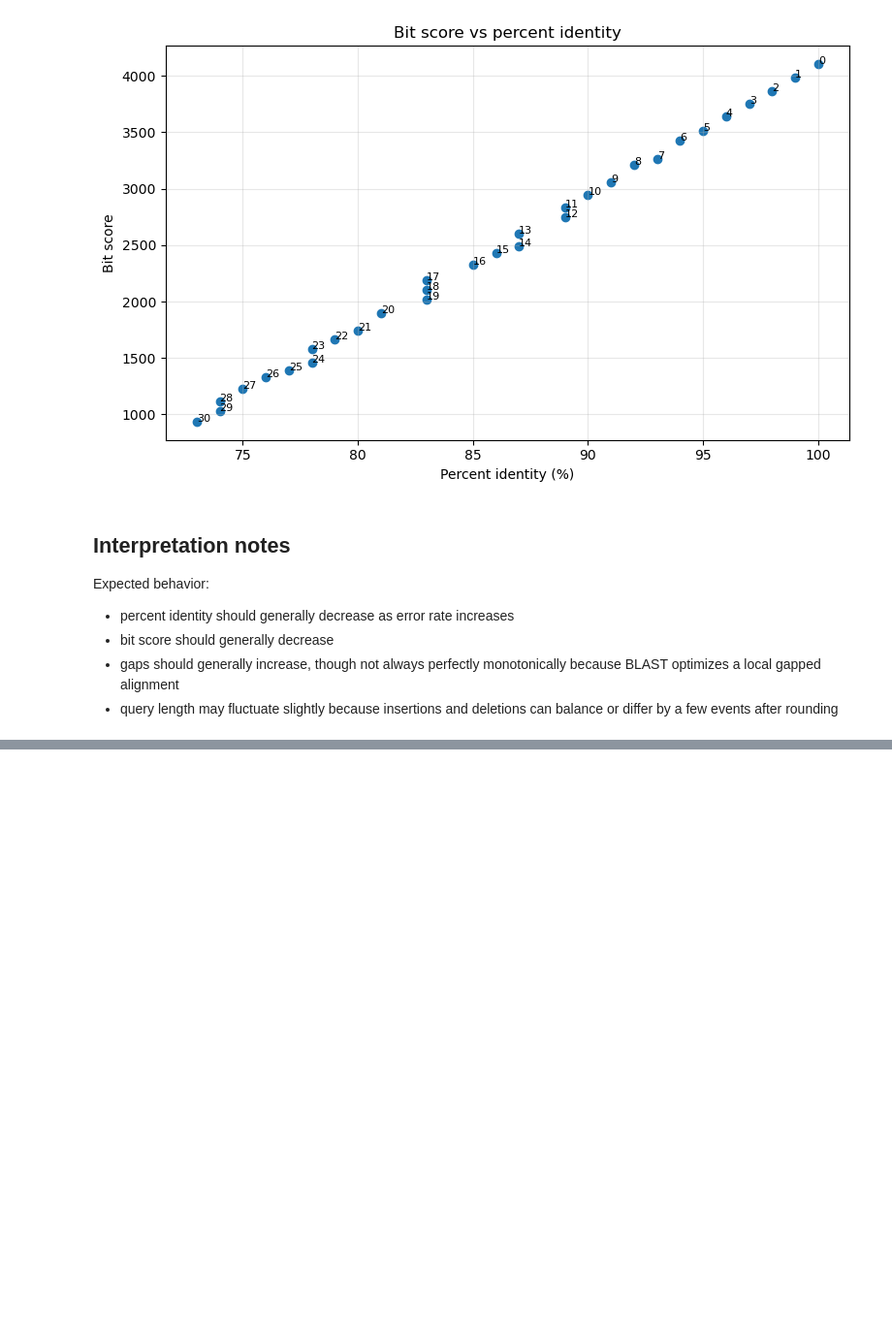
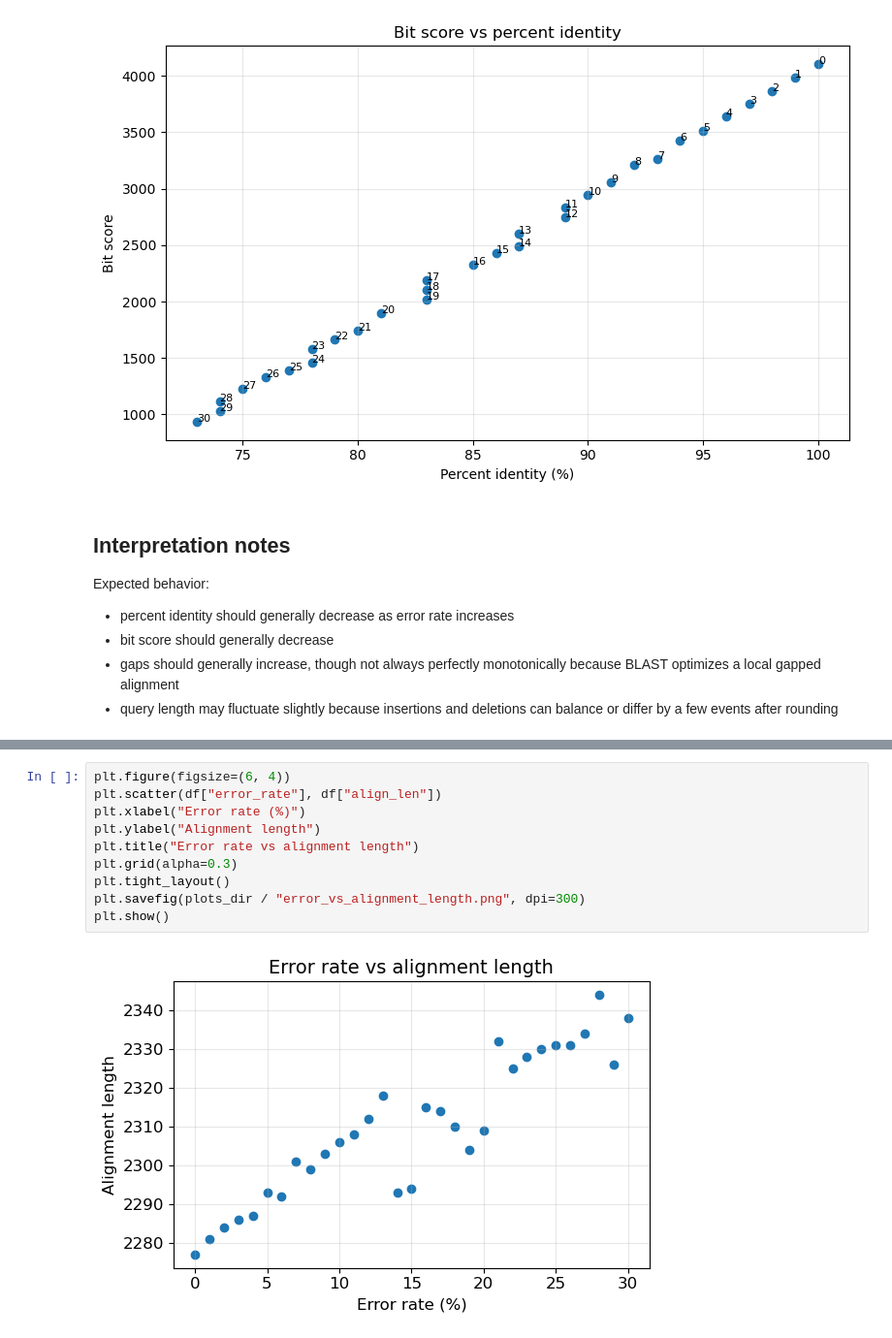
Before and after one commit to ih-11/pairwise_sim, a Jupyter notebook: notebooks/sim3_visualization.ipynb, the cells around one changed output, grey strips where cells are left out. Shown at 97% size. Cells and saved outputs as stored; diff of their text form; blank space fills up the shorter version.

```diff
--- a/notebooks/sim3_visualization.ipynb
+++ b/notebooks/sim3_visualization.ipynb
@@ -128,0 +176,12 @@ Expected behavior:
+# %%
+plt.figure(figsize=(6, 4))
+plt.scatter(df["error_rate"], df["align_len"])
+plt.xlabel("Error rate (%)")
+plt.ylabel("Alignment length")
+plt.title("Error rate vs alignment length")
+plt.grid(alpha=0.3)
+plt.tight_layout()
+plt.savefig(plots_dir / "error_vs_alignment_length.png", dpi=300)
+plt.show()
+# %% [output]
+[figure, added]
```
Also changed, not shown: parts of 9 cells of this notebook, 1 other file.
